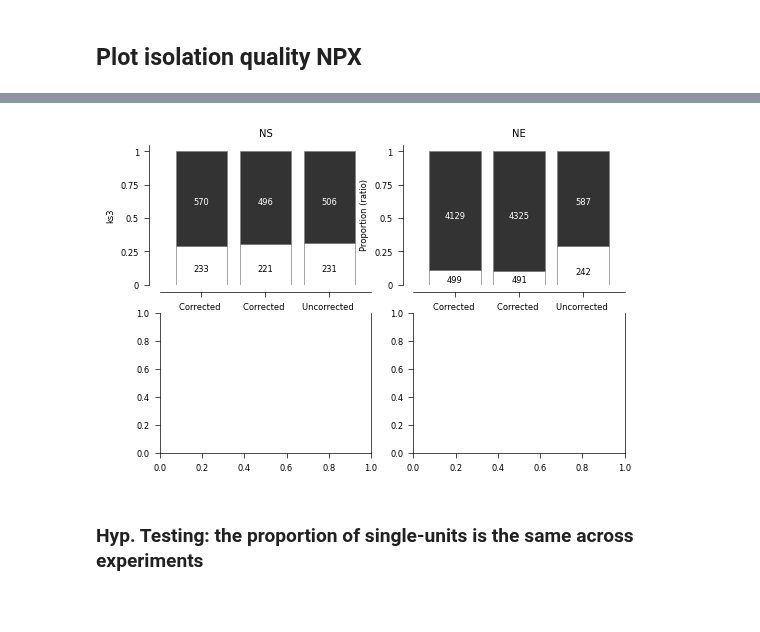
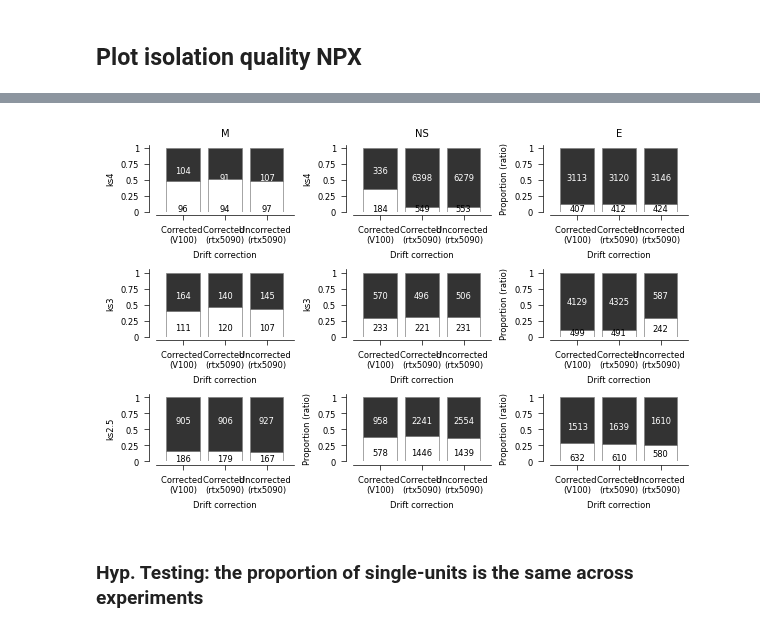
Before and after one commit to steevelaquitaine/spikebias, a Jupyter notebook: notebooks/4_reviews/fig_xx_yields_by_driftcorr.ipynb, the cells around one changed output, grey strips where cells are left out. Drawn from its saved outputs; the diff is of its cells as text; code cells hidden in the pictures; blank space fills up the shorter version.

Commit message:
Updated review code

```diff
--- a/notebooks/4_reviews/fig_xx_yields_by_driftcorr.ipynb
+++ b/notebooks/4_reviews/fig_xx_yields_by_driftcorr.ipynb
@@ -211,47 +266,92 @@ ks4 = process_sorting_data(SORTED_ks4_ms_v100_corr, SORTED_ks4_ns_v100_corr, SOR
 # setup
 FIGSIZE = (6, 4)
 SHIFT = 0.3
-_, ax = plt.subplots(2, 2, figsize=FIGSIZE)
+_, ax = plt.subplots(3, 3, figsize=FIGSIZE)
+
+# KILOSORT 4 --------------
+
+# MS
+number_pos = {'exp1_x':-0.3 + SHIFT, 'exp1_y_su': 0.01, 'exp1_y_mu': 0.6,
+              'exp2_x': 0.7 + SHIFT, 'exp2_y_su': 0.01, 'exp2_y_mu': 0.5,
+              'exp3_x': 1.7 + SHIFT, 'exp3_y_su': 0.01, 'exp3_y_mu': 0.5}
+isolation.plot_unit_isolation_by_drift_corr(ax[0, 0], ks4["ms_v100_corr"], ks4["ms_rtx_corr"], ks4["ms_rtx_no_corr"], legend_cfg, number_pos)
+ax[0, 0].set_yticks([0, 0.25, 0.5, 0.75, 1], [0, 0.25, 0.5, 0.75, 1])
+ax[0, 0].set_title('M')
+ax[0, 0].set_ylabel('ks4')
+
+# NS
+number_pos = {'exp1_x':-0.3 + SHIFT, 'exp1_y_su': 0.01, 'exp1_y_mu': 0.6,
+              'exp2_x': 0.7 + SHIFT, 'exp2_y_su': 0.01, 'exp2_y_mu': 0.5,
+              'exp3_x': 1.7 + SHIFT, 'exp3_y_su': 0.01, 'exp3_y_mu': 0.5}
+isolation.plot_unit_isolation_by_drift_corr(ax[0, 1], ks4["ns_v100_corr"], ks4["ns_rtx_corr"], ks4["ns_rtx_no_corr"], legend_cfg, number_pos)
+ax[0, 1].set_yticks([0, 0.25, 0.5, 0.75, 1], [0, 0.25, 0.5, 0.75, 1])
+ax[0, 1].set_title('NS')
+ax[0, 1].set_ylabel('ks4')
+
+# NE
+number_pos = {'exp1_x':-0.3 + SHIFT, 'exp1_y_su': 0.01, 'exp1_y_mu': 0.5,
+              'exp2_x': 0.7 + SHIFT, 'exp2_y_su': 0.01, 'exp2_y_mu': 0.5,
+              'exp3_x': 1.7 + SHIFT, 'exp3_y_su': 0.01, 'exp3_y_mu': 0.5}
+isolation.plot_unit_isolation_by_drift_corr(ax[0, 2], ks4["ne_v100_corr"], ks4["ne_rtx_corr"], ks4["ne_rtx_no_corr"], legend_cfg, number_pos)
+ax[0, 2].set_title('E')
+ax[0, 2].set_yticks([0, 0.25, 0.5, 0.75, 1], [0, 0.25, 0.5, 0.75, 1])
+
 
 # KILOSORT 3 --------------
+
+# MS
+number_pos = {'exp1_x':-0.3 + SHIFT, 'exp1_y_su': 0.1, 'exp1_y_mu': 0.6,
+              'exp2_x': 0.7 + SHIFT, 'exp2_y_su': 0.1, 'exp2_y_mu': 0.6,
+              'exp3_x': 1.7 + SHIFT, 'exp3_y_su': 0.1, 'exp3_y_mu': 0.6}
+isolation.plot_unit_isolation_by_drift_corr(ax[1, 0], ks3["ms_v100_corr"], ks3["ms_rtx_corr"], ks3["ms_rtx_no_corr"], legend_cfg, number_pos)
+ax[1, 0].set_yticks([0, 0.25, 0.5, 0.75, 1], [0, 0.25, 0.5, 0.75, 1])
+ax[1, 0].set_ylabel('ks3')
 
 # NS
 number_pos = {'exp1_x':-0.3 + SHIFT, 'exp1_y_su': 0.1, 'exp1_y_mu': 0.6,
               'exp2_x': 0.7 + SHIFT, 'exp2_y_su': 0.1, 'exp2_y_mu': 0.6,
               'exp3_x': 1.7 + SHIFT, 'exp3_y_su': 0.1, 'exp3_y_mu': 0.6}
-isolation.plot_unit_isolation_by_drift_corr(ax[0, 0], ks3["ns_v100_corr"], ks3["ns_rtx_corr"], ks3["ns_rtx_no_corr"], legend_cfg, number_pos)
-ax[0, 0].set_yticks([0, 0.25, 0.5, 0.75, 1], [0, 0.25, 0.5, 0.75, 1])
-ax[0, 0].set_title('NS')
-ax[0, 0].set_ylabel('ks3')
+isolation.plot_unit_isolation_by_drift_corr(ax[1, 1], ks3["ns_v100_corr"], ks3["ns_rtx_corr"], ks3["ns_rtx_no_corr"], legend_cfg, number_pos)
+ax[1, 1].set_yticks([0, 0.25, 0.5, 0.75, 1], [0, 0.25, 0.5, 0.75, 1])
+ax[1, 1].set_ylabel('ks3')
 
 # NE
 number_pos = {'exp1_x':-0.3 + SHIFT, 'exp1_y_su': 0.02, 'exp1_y_mu': 0.5,
               'exp2_x': 0.7 + SHIFT, 'exp2_y_su': 0.02, 'exp2_y_mu': 0.5,
               'exp3_x': 1.7 + SHIFT, 'exp3_y_su': 0.08, 'exp3_y_mu': 0.6}
-isolation.plot_unit_isolation_by_drift_corr(ax[0, 1], ks3["ne_v100_corr"], ks3["ne_rtx_corr"], ks3["ne_rtx_no_corr"], legend_cfg, number_pos)
-ax[0, 1].set_yticks([0, 0.25, 0.5, 0.75, 1], [0, 0.25, 0.5, 0.75, 1])
-ax[0, 1].set_title('NE')
+isolation.plot_unit_isolation_by_drift_corr(ax[1, 2], ks3["ne_v100_corr"], ks3["ne_rtx_corr"], ks3["ne_rtx_no_corr"], legend_cfg, number_pos)
+ax[1, 2].set_yticks([0, 0.25, 0.5, 0.75, 1], [0, 0.25, 0.5, 0.75, 1])
 
-# KILOSORT 4 --------------
+# KILOSORT 2.5 --------------
+
+# MS
+number_pos = {'exp1_x':-0.3 + SHIFT, 'exp1_y_su': 0.01, 'exp1_y_mu': 0.6,
+              'exp2_x': 0.7 + SHIFT, 'exp2_y_su': 0.01, 'exp2_y_mu': 0.6,
+              'exp3_x': 1.7 + SHIFT, 'exp3_y_su': 0.01, 'exp3_y_mu': 0.6}
+isolation.plot_unit_isolation_by_drift_corr(ax[2, 0], ks2_5["ms_v100_corr"], ks2_5["ms_rtx_corr"], ks2_5["ms_rtx_no_corr"], legend_cfg, number_pos)
+ax[2, 0].set_yticks([0, 0.25, 0.5, 0.75, 1], [0, 0.25, 0.5, 0.75, 1])
+ax[2, 0].set_ylabel('ks2.5')
 
 # NS
-number_pos = {'exp1_x':-0.3 + SHIFT, 'exp1_y_su': 0.01, 'exp1_y_mu': 0.6,
-              'exp2_x': 0.7 + SHIFT, 'exp2_y_su': 0.01, 'exp2_y_mu': 0.5,
-              'exp3_x': 1.7 + SHIFT, 'exp3_y_su': 0.01, 'exp3_y_mu': 0.5}
-isolation.plot_unit_isolation_by_drift_corr(ax[1, 0], ks4["ns_v100_corr"], ks4["ns_rtx_corr"], ks4["ns_rtx_no_corr"], legend_cfg, number_pos)
-ax[1, 0].set_yticks([0, 0.25, 0.5, 0.75, 1], [0, 0.25, 0.5, 0.75, 1])
-ax[1, 0].set_ylabel('ks4')
+number_pos = {'exp1_x':-0.3 + SHIFT, 'exp1_y_su': 0.1, 'exp1_y_mu': 0.6,
+              'exp2_x': 0.7 + SHIFT, 'exp2_y_su': 0.1, 'exp2_y_mu': 0.6,
+              'exp3_x': 1.7 + SHIFT, 'exp3_y_su': 0.1, 'exp3_y_mu': 0.6}
+isolation.plot_unit_isolation_by_drift_corr(ax[2, 1], ks2_5["ns_v100_corr"], ks2_5["ns_rtx_corr"], ks2_5["ns_rtx_no_corr"], legend_cfg, number_pos)
+ax[2, 1].set_yticks([0, 0.25, 0.5, 0.75, 1], [0, 0.25, 0.5, 0.75, 1])
 
 # NE
-number_pos = {'exp1_x':-0.3 + SHIFT, 'exp1_y_su': 0.01, 'exp1_y_mu': 0.5,
-              'exp2_x': 0.7 + SHIFT, 'exp2_y_su': 0.01, 'exp2_y_mu': 0.5,
-              'exp3_x': 1.7 + SHIFT, 'exp3_y_su': 0.01, 'exp3_y_mu': 0.5}
-isolation.plot_unit_isolation_by_drift_corr(ax[1, 1], ks4["ne_v100_corr"], ks4["ne_rtx_corr"], ks4["ne_rtx_no_corr"], legend_cfg, number_pos)
-ax[1, 1].set_yticks([0, 0.25, 0.5, 0.75, 1], [0, 0.25, 0.5, 0.75, 1])
+number_pos = {'exp1_x':-0.3 + SHIFT, 'exp1_y_su': 0.02, 'exp1_y_mu': 0.5,
+              'exp2_x': 0.7 + SHIFT, 'exp2_y_su': 0.02, 'exp2_y_mu': 0.5,
+              'exp3_x': 1.7 + SHIFT, 'exp3_y_su': 0.08, 'exp3_y_mu': 0.6}
+isolation.plot_unit_isolation_by_drift_corr(ax[2, 2], ks2_5["ne_v100_corr"], ks2_5["ne_rtx_corr"], ks2_5["ne_rtx_no_corr"], legend_cfg, number_pos)
+ax[2, 2].set_yticks([0, 0.25, 0.5, 0.75, 1], [0, 0.25, 0.5, 0.75, 1])
+
+
+plt.tight_layout()
 
 # save figures
 plt.savefig(
-    "figures/7_reviews/figxx_unit_isolation.svg",
+    "figures/7_reviews/figxx_unit_isolation_by_drift_corr.svg",
     **savefig_cfg,
 )
 # %% [output]
@@ -259,4 +358,4 @@ NameError: name 'ks4' is not defined
-[figure, old version]
+[figure, new version]
 # %%
 # number of single-units
 good_m = sum(df_nv["kslabel"] == "good")
```
Also changed, not shown: parts of 5 cells of this notebook.
